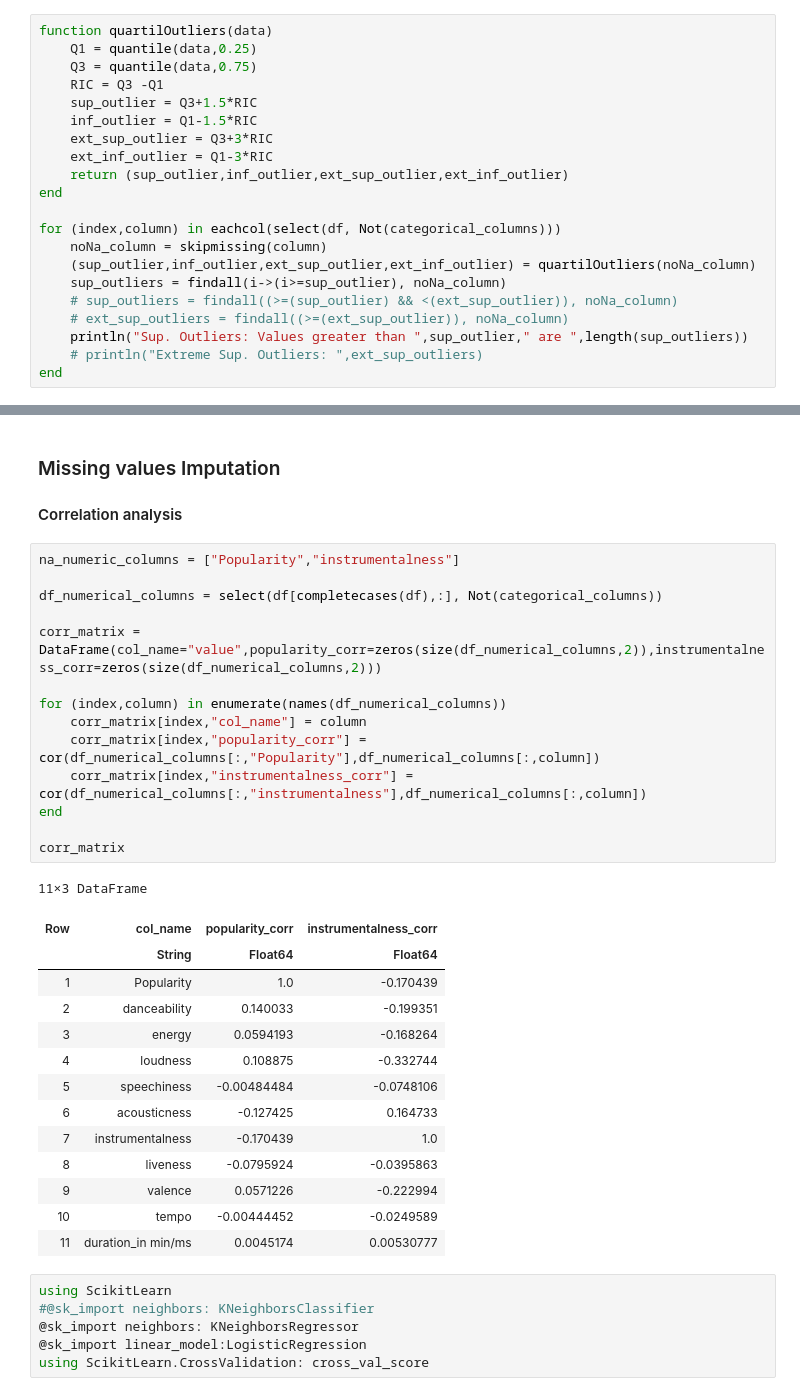
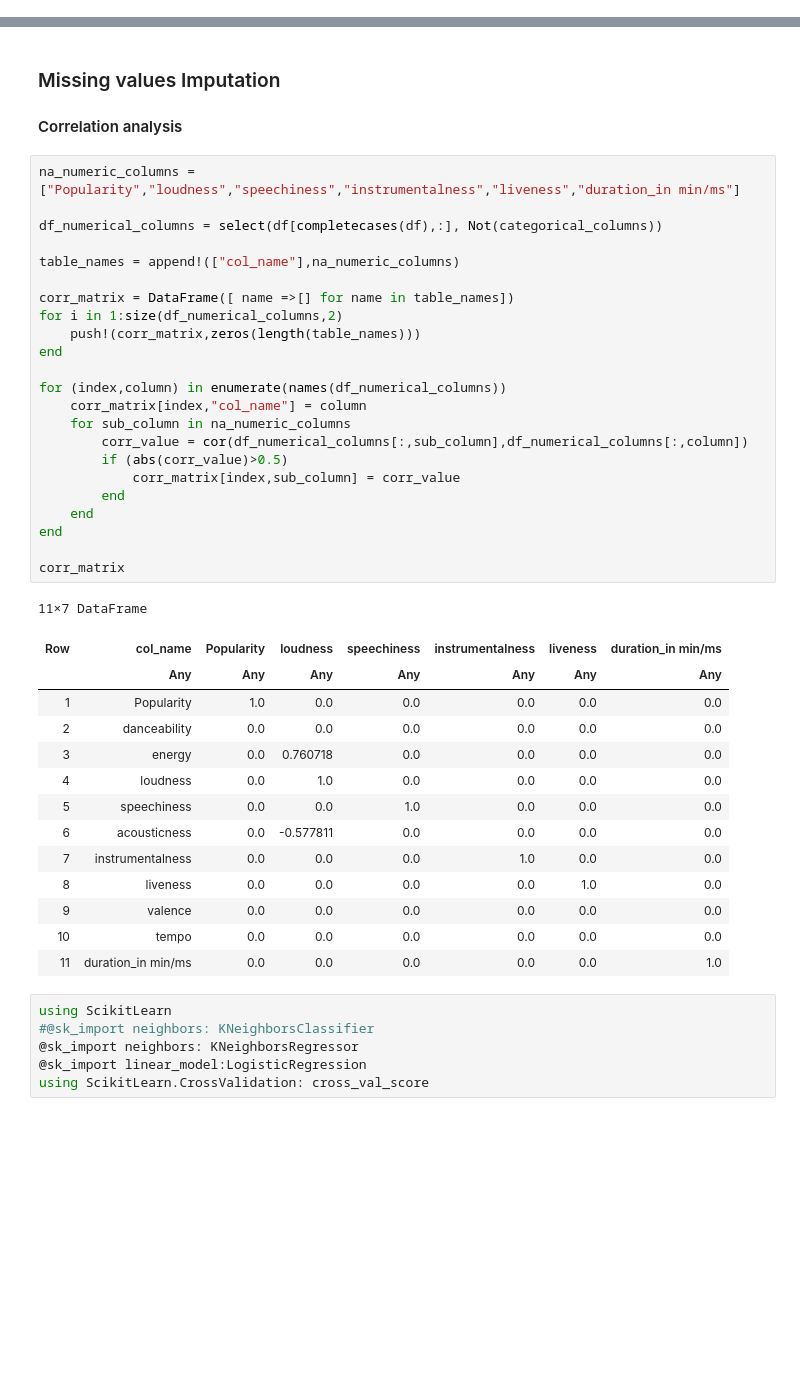
Before and after one commit to maxhormazabal/finalpracticalml, a Jupyter notebook: preprocessing.ipynb, the cells around one changed output, grey strips where cells are left out. Drawn from its saved outputs; the diff is of its cells as text; blank space fills up the shorter version.

```diff
--- a/preprocessing.ipynb
+++ b/preprocessing.ipynb
@@ -90,21 +142,0 @@ LoadError: BoundsError: attempt to access 17996-element Vector{Union{Missing, Fl
-# %%
-function quartilOutliers(data)
-    Q1 = quantile(data,0.25)
-    Q3 = quantile(data,0.75)
-    RIC = Q3 -Q1
-    sup_outlier = Q3+1.5*RIC
-    inf_outlier = Q1-1.5*RIC
-    ext_sup_outlier = Q3+3*RIC
-    ext_inf_outlier = Q1-3*RIC
-    return (sup_outlier,inf_outlier,ext_sup_outlier,ext_inf_outlier)
-end
-
-for (index,column) in eachcol(select(df, Not(categorical_columns)))
-    noNa_column = skipmissing(column)
-    (sup_outlier,inf_outlier,ext_sup_outlier,ext_inf_outlier) = quartilOutliers(noNa_column)
-    sup_outliers = findall(i->(i>=sup_outlier), noNa_column)
-    # sup_outliers = findall((>=(sup_outlier) && <(ext_sup_outlier)), noNa_column)
-    # ext_sup_outliers = findall((>=(ext_sup_outlier)), noNa_column)
-    println("Sup. Outliers: Values greater than ",sup_outlier," are ",length(sup_outliers))
-    # println("Extreme Sup. Outliers: ",ext_sup_outliers)
-end
@@ -138,34 +162,43 @@ mvalues = mvalues[mvalues.nmissing.>0,:]
 
 #### Correlation analysis
 # %%
-na_numeric_columns = ["Popularity","instrumentalness"]
+na_numeric_columns = ["Popularity","loudness","speechiness","instrumentalness","liveness","duration_in min/ms"]
 
 df_numerical_columns = select(df[completecases(df),:], Not(categorical_columns))
 
-corr_matrix = DataFrame(col_name="value",popularity_corr=zeros(size(df_numerical_columns,2)),instrumentalness_corr=zeros(size(df_numerical_columns,2)))
+table_names = append!(["col_name"],na_numeric_columns)
+
+corr_matrix = DataFrame([ name =>[] for name in table_names])
+for i in 1:size(df_numerical_columns,2)
+    push!(corr_matrix,zeros(length(table_names)))
+end
 
 for (index,column) in enumerate(names(df_numerical_columns))
     corr_matrix[index,"col_name"] = column
-    corr_matrix[index,"popularity_corr"] = cor(df_numerical_columns[:,"Popularity"],df_numerical_columns[:,column])
-    corr_matrix[index,"instrumentalness_corr"] = cor(df_numerical_columns[:,"instrumentalness"],df_numerical_columns[:,column])
+    for sub_column in na_numeric_columns
+        corr_value = cor(df_numerical_columns[:,sub_column],df_numerical_columns[:,column])
+        if (abs(corr_value)>0.5)
+            corr_matrix[index,sub_column] = corr_value
+        end
+    end
 end
 
 corr_matrix
 # %% [output]
-11×3 DataFrame
+11×7 DataFrame
-| Row | col_name | popularity_corr | instrumentalness_corr |
-|  | String | Float64 | Float64 |
-| 1 | Popularity | 1.0 | -0.170439 |
-| 2 | danceability | 0.140033 | -0.199351 |
-| 3 | energy | 0.0594193 | -0.168264 |
-| 4 | loudness | 0.108875 | -0.332744 |
-| 5 | speechiness | -0.00484484 | -0.0748106 |
-| 6 | acousticness | -0.127425 | 0.164733 |
-| 7 | instrumentalness | -0.170439 | 1.0 |
-| 8 | liveness | -0.0795924 | -0.0395863 |
-| 9 | valence | 0.0571226 | -0.222994 |
-| 10 | tempo | -0.00444452 | -0.0249589 |
-| 11 | duration_in min/ms | 0.0045174 | 0.00530777 |
+| Row | col_name | Popularity | loudness | speechiness | instrumentalness | liveness | duration_in min/ms |
+|  | Any | Any | Any | Any | Any | Any | Any |
+| 1 | Popularity | 1.0 | 0.0 | 0.0 | 0.0 | 0.0 | 0.0 |
+| 2 | danceability | 0.0 | 0.0 | 0.0 | 0.0 | 0.0 | 0.0 |
+| 3 | energy | 0.0 | 0.760718 | 0.0 | 0.0 | 0.0 | 0.0 |
+| 4 | loudness | 0.0 | 1.0 | 0.0 | 0.0 | 0.0 | 0.0 |
+| 5 | speechiness | 0.0 | 0.0 | 1.0 | 0.0 | 0.0 | 0.0 |
+| 6 | acousticness | 0.0 | -0.577811 | 0.0 | 0.0 | 0.0 | 0.0 |
+| 7 | instrumentalness | 0.0 | 0.0 | 0.0 | 1.0 | 0.0 | 0.0 |
+| 8 | liveness | 0.0 | 0.0 | 0.0 | 0.0 | 1.0 | 0.0 |
+| 9 | valence | 0.0 | 0.0 | 0.0 | 0.0 | 0.0 | 0.0 |
+| 10 | tempo | 0.0 | 0.0 | 0.0 | 0.0 | 0.0 | 0.0 |
+| 11 | duration_in min/ms | 0.0 | 0.0 | 0.0 | 0.0 | 0.0 | 1.0 |
 # %%
 using ScikitLearn
 #@sk_import neighbors: KNeighborsClassifier
```
Also changed, not shown: parts of 7 cells of this notebook, 1 other file.
